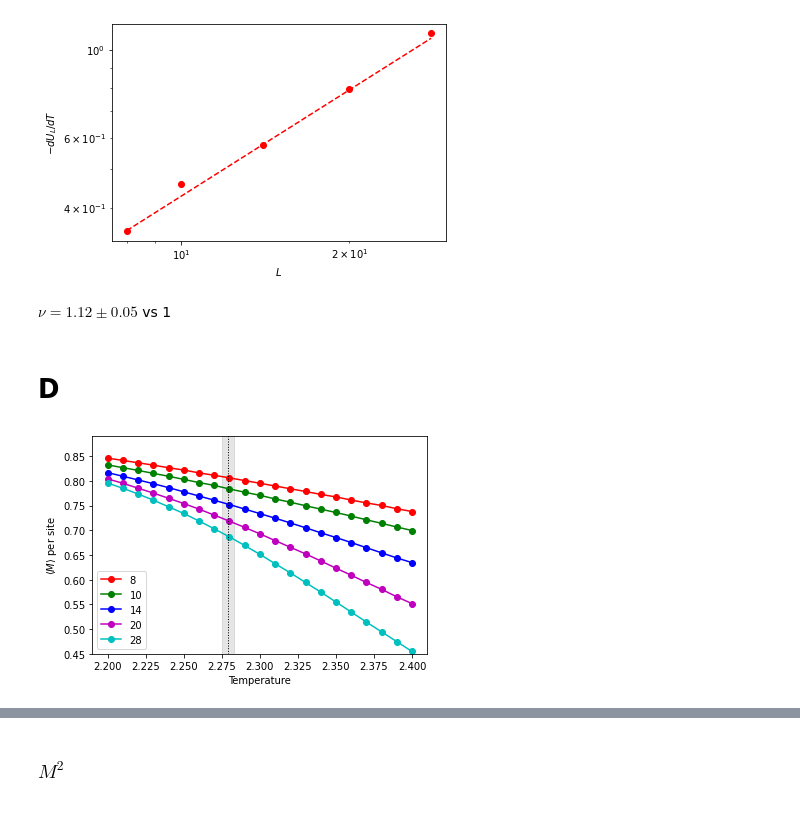
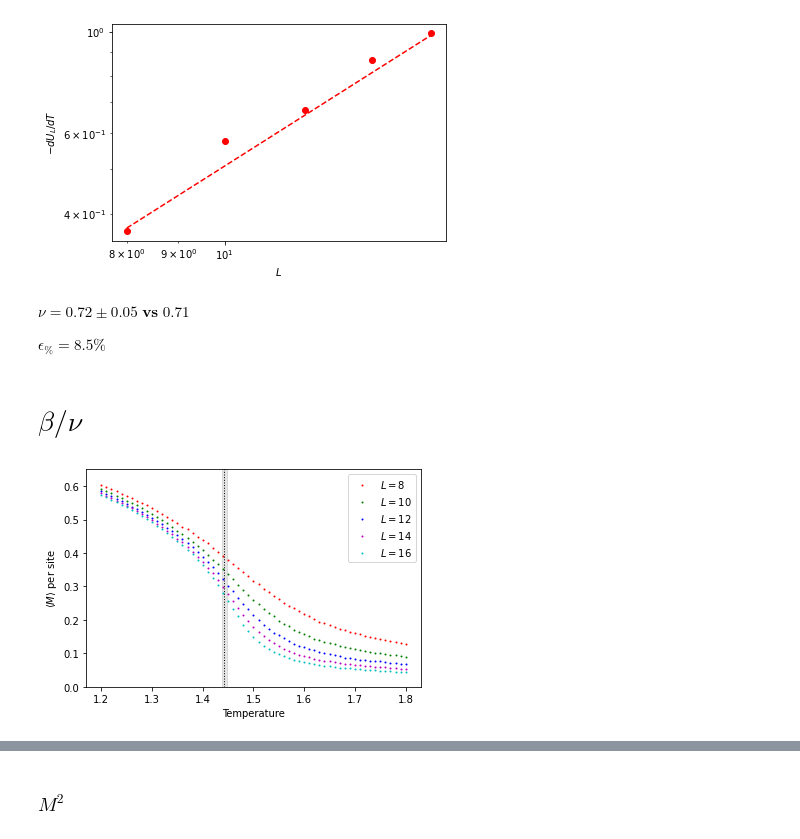
Before and after one commit to jdOchoa2/Heisenberg-Model-3D, a Jupyter notebook: FSS.ipynb, the cells around one changed output, grey strips where cells are left out. Drawn from its saved outputs; the diff is of its cells as text; code cells hidden in the pictures.

```diff
--- a/FSS.ipynb
+++ b/FSS.ipynb
@@ -80,0 +58,2 @@ def search_intersection(A,B,T):
+# %%
+T = 1/D8[:,0]
@@ -81,10 +91,14 @@ def search_intersection(A,B,T):
 # %%
 #Search for the critical temperature
-lines = [G1_8[7:10,5],G1_10[7:10,5],G1_14[7:10,5],G1_20[7:10,5],G1_28[7:10,5]]
-T = G1_8[7:10,0]
-TC = []
+lines = [p8,p10,p12,p14,p16]
+TC = []  #Intersection tempetures
+idx = [] #Intersection indexes
 for i in range(5):
     for j in range(i+1,5):
-        TC.append(search_intersection(lines[i],lines[j],T))
-[np.mean(TC),np.std(TC)]
+        TC.append(xp[np.argwhere(np.diff(np.sign(lines[j](xp) - lines[i](xp))).flatten())[0][0]])
+TC_T = 1/0.6929
+print("Critical Temperature:\t",np.mean(TC),
+      "\nUncertainty:\t\t",np.std(TC),
+     "\nError:\t\t\t",(TC_T-np.mean(TC)+np.std(TC))/TC_T*100)
+xp[262]  #Critical Temperature
 # %% [output]
@@ -126,15 +148,17 @@ OLS Regression Results
 Notes:
 [1] Standard Errors assume that the covariance matrix of the errors is correctly specified.
 # %%
-plt.plot(lengths,dU,"ro",lengths,np.exp(-2.9)*np.power(lengths,0.89),"r--")
+plt.plot(lengths,dU,"ro",lengths,np.exp(-3.9)*np.power(lengths,1.4),"r--")
 plt.ylabel(r'$-dU_L/dT$')
 plt.xlabel(r'$L$')
 plt.yscale('log')
 plt.xscale('log')
-plt.savefig('dU.png', dpi=200, bbox_inches='tight')
+plt.savefig('./Figures/dU.png', dpi=200, bbox_inches='tight')
 # %% [output]
-[figure, old version]
+[figure, new version]
 # %% [markdown]
-$\nu = 1.12 \pm 0.05$ vs 1
+$\nu = 0.72 \pm 0.05$ $\textbf{vs}$ $0.71$
+
+$\epsilon_\% = 8.5\%$
 # %% [markdown]
-# D
+# $\beta/\nu$
@@ -147,15 +165,23 @@ G1_28[:,2] =G1_28[:,2]/ 28**2
+# %%
+#Magnetization per site
+MpS8  = D8[: ,1]/ 8**3
+MpS10 = D10[:,1]/10**3
+MpS12 = D12[:,1]/12**3
+MpS14 = D14[:,1]/14**3
+MpS16 = D16[:,1]/16**3
 # %%
-plt.plot(G1_8[:,0],G1_8[:,2],"ro-",
-         G1_8[:,0],G1_10[:,2],"go-",
-         G1_8[:,0],G1_14[:,2],"bo-",
-         G1_8[:,0],G1_20[:,2],"mo-",
-         G1_8[:,0],G1_28[:,2],"co-")
+#Plot
+plt.plot(T,MpS8,"ro",
+         T,MpS10,"go",
+         T,MpS12,"bo",
+         T,MpS14,"mo",
+         T,MpS16,"co",markersize=1)
 plt.ylabel(r'$\langle M \rangle$ per site')
 plt.xlabel('Temperature')
-plt.legend(['8',"10","14","20","28"])
-plt.axvline(x = 2.279, color = 'k',ls=':', lw=1)
-plt.fill_between([2.275,2.283], [0.89,0.89],alpha=0.1,color="k")
-plt.ylim(0.45,.89)
-plt.savefig('CT.png', dpi=200, bbox_inches='tight')
+plt.legend([r'$L=$8',r"$L=$10",r"$L=$12",r"$L=$14",r"$L=$16"])
+plt.axvline(x = 1.442, color = 'k',ls=':', lw=1)
+plt.fill_between([1.437,1.447], [10,10],alpha=0.1,color="k")
+plt.ylim(0,.65)
+plt.savefig('./Figures/MagPerSite.png', dpi=200, bbox_inches='tight')
 # %% [output]
-[figure, old version]
+[figure, new version]
```
Also changed, not shown: parts of 94 cells of this notebook, 30 other files.
